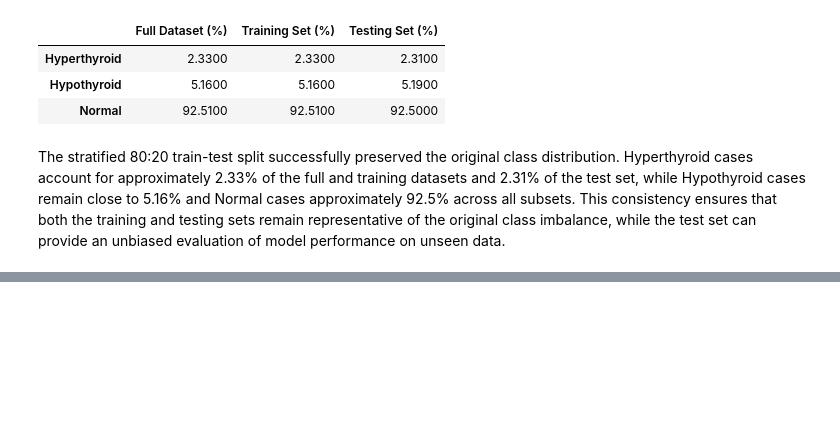
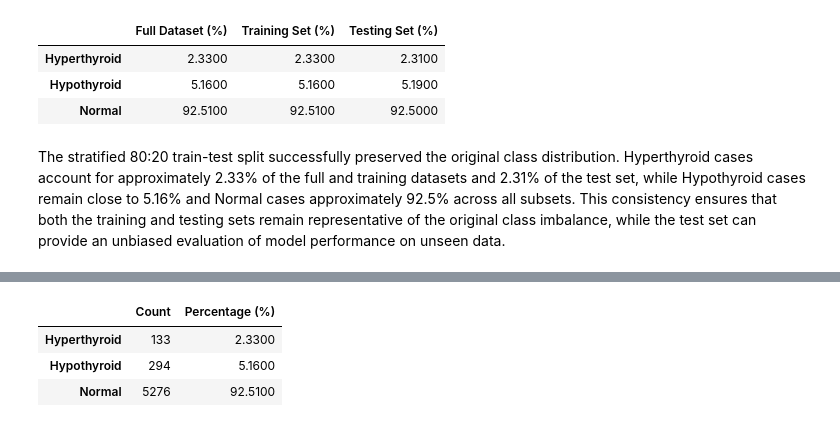
Before and after one commit to byegond-beep/Multi-class-Thyroid-Disease-Classification, a Jupyter notebook: notebook.ipynb, the cells around one changed output, grey strips where cells are left out. Drawn from its saved outputs; the diff is of its cells as text; code cells hidden in the pictures; blank space fills up the shorter version.

```diff
--- a/notebook.ipynb
+++ b/notebook.ipynb
@@ -1113,0 +1126,21 @@ The stratified 80:20 train-test split successfully preserved the original class
+# %%
+# Class distribution in the original training set
+original_distribution = pd.DataFrame({
+    "Count": y_train.value_counts().sort_index(),
+    "Percentage (%)": (
+        y_train.value_counts(normalize=True).sort_index() * 100
+    ).round(2)
+})
+
+original_distribution.index = [
+    "Hyperthyroid",
+    "Hypothyroid",
+    "Normal"
+]
+
+original_distribution
+# %% [output]
+|  | Count | Percentage (%) |
+| Hyperthyroid | 133 | 2.3300 |
+| Hypothyroid | 294 | 5.1600 |
+| Normal | 5276 | 92.5100 |
```
Also changed, not shown: parts of 10 cells of this notebook.
